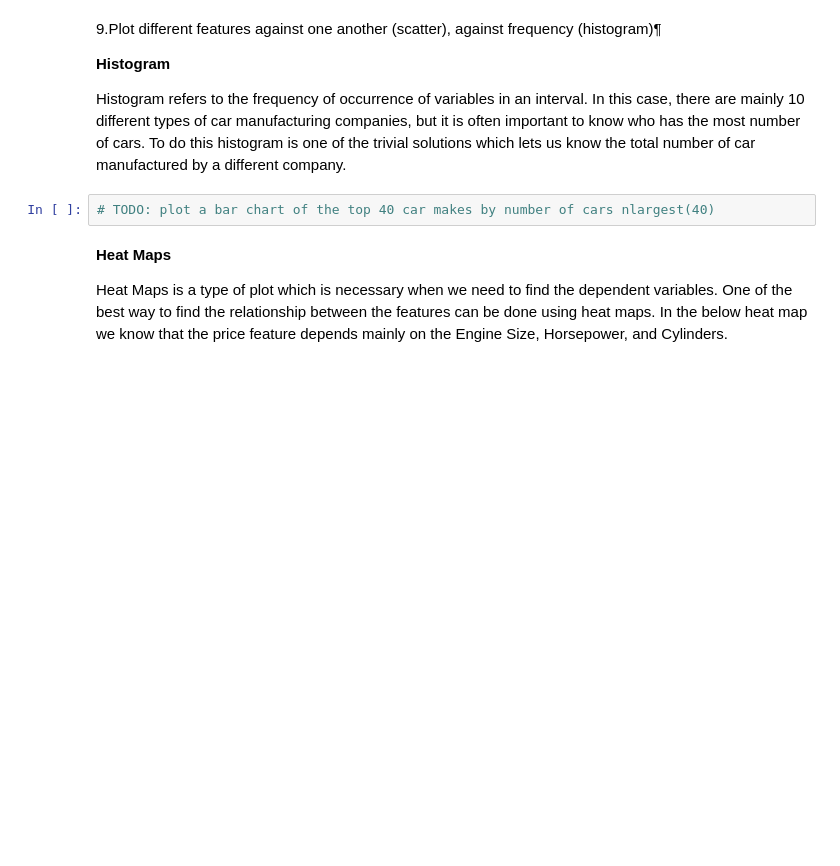
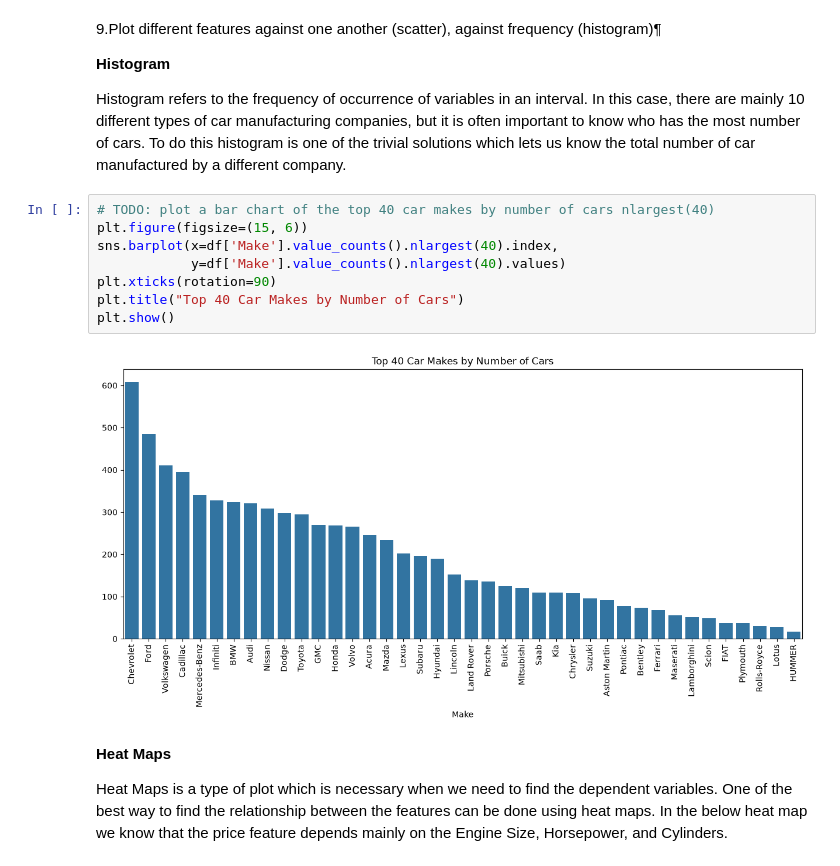
Before and after one commit to jnzm246/24640801_DuongDanhDung_Cystone, a Jupyter notebook: practice/w3/w3_24640801.ipynb, the cells around one changed output. Cells and saved outputs as stored; diff of their text form; blank space fills up the shorter version.

```diff
--- a/practice/w3/w3_24640801.ipynb
+++ b/practice/w3/w3_24640801.ipynb
@@ -270,6 +278,14 @@ As seen above there were around 1600 rows were outliers. But you cannot complete
 Histogram refers to the frequency of occurrence of variables in an interval. In this case, there are mainly 10 different types of car manufacturing companies, but it is often important to know who has the most number of cars. To do this histogram is one of the trivial solutions which lets us know the total number of car manufactured by a different company.
 # %%
 # TODO: plot a bar chart of the top 40 car makes by number of cars nlargest(40)
+plt.figure(figsize=(15, 6))
+sns.barplot(x=df['Make'].value_counts().nlargest(40).index,
+            y=df['Make'].value_counts().nlargest(40).values)
+plt.xticks(rotation=90)
+plt.title("Top 40 Car Makes by Number of Cars")
+plt.show()
+# %% [output]
+[figure, added]
 # %% [markdown]
 **Heat Maps**
 
```
Also changed, not shown: parts of 4 cells of this notebook.
